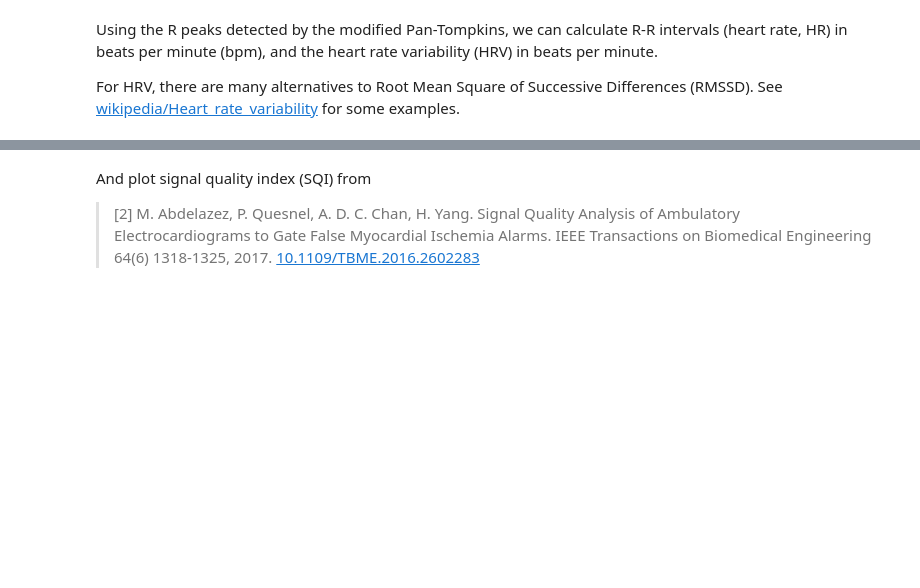
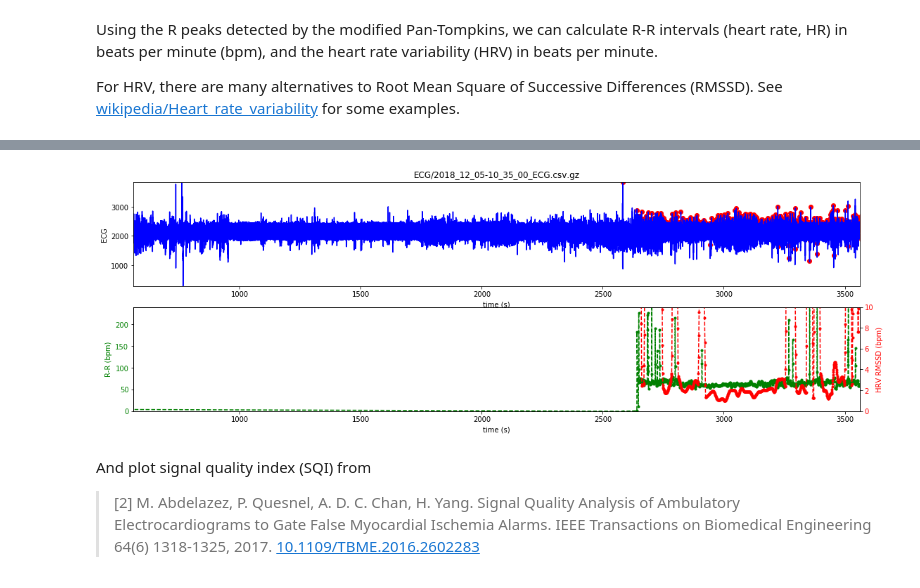
Before and after one commit to boyle/2018-measure-stress, a Jupyter notebook: proc/HRV.ipynb, the cells around one changed output, grey strips where cells are left out. Cells and saved outputs as stored; diff of their text form; code cells hidden in the pictures; blank space fills up the shorter version.

```diff
--- a/proc/HRV.ipynb
+++ b/proc/HRV.ipynb
@@ -248,3 +158,28 @@ plt.show()
+# %%
+if True:
+    offset_t = len(ecg)/fs/2;
+    window_t = offset
+else:
+    offset_t = offset
+    window_t = window *4
+
+t_qrs, bpm = stress.calc_hr_bpm(qrs) # heart rate in beats per minute (bpm), and associated times for each change in bpm
+hrv = stress.calc_hrv_bpm(bpm)  # heart rate variability in beats per minute
+
+
+plt.clf()
+ax = plt.subplot(211)
+stress.plot_ecg(ecg, qrs, offset = offset_t, window = window_t)
+plt.title(filename)
+
+ax = plt.subplot(212)
+stress.plot_hr_bpm(t_qrs, bpm, hrv, window = window_t, offset = offset_t)
+
+fig = plt.gcf()
+fig.set_size_inches(18.5, 6)
+plt.show()
+# %% [output]
+[figure, added]
 # %% [markdown]
 And plot signal quality index (SQI) from
 
```
Also changed, not shown: parts of 8 cells of this notebook, 2 other files.
